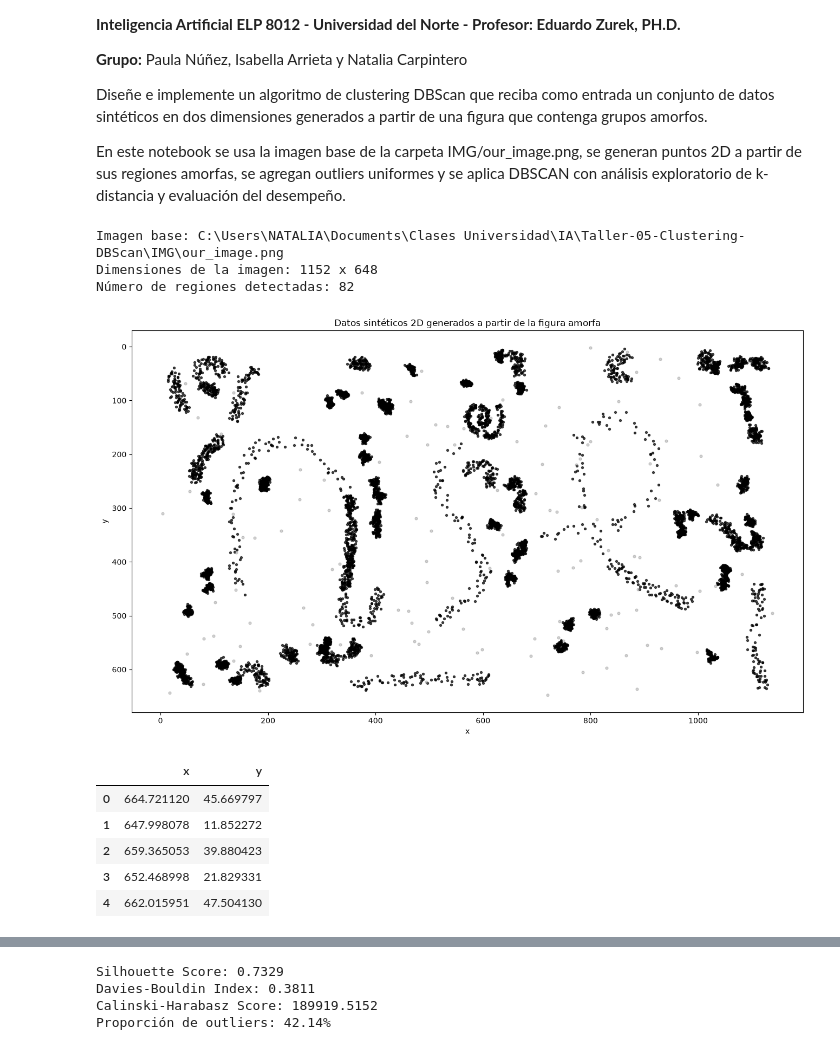
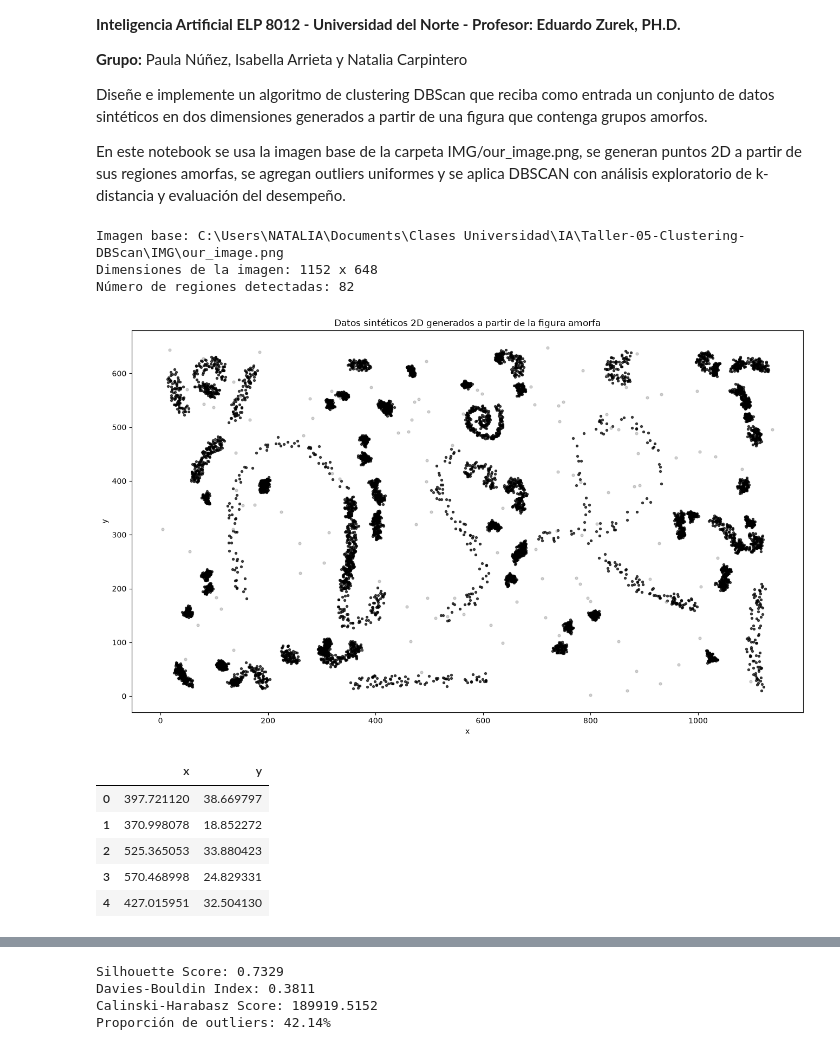
Before and after one commit to Inteligencia-Artificial-202630/Taller5-Clustering-DBScan, a Jupyter notebook: main.ipynb, the cells around one changed output, grey strips where cells are left out. Drawn from its saved outputs; the diff is of its cells as text; code cells hidden in the pictures.

```diff
--- a/main.ipynb
+++ b/main.ipynb
@@ -24,6 +24,7 @@ plt.style.use("default")
 IMG_PATH = Path("IMG/our_image.png")
 print(f"Imagen base: {IMG_PATH.resolve()}")
 img = np.array(Image.open(IMG_PATH).convert("L"))
+img=np.flipud(img)
 print(f"Dimensiones de la imagen: {img.shape[1]} x {img.shape[0]}")
 
 # Convertimos la imagen en una máscara binaria: fondo blanco, grupos negros.
@@ -51,41 +52,41 @@ for region_points in valid_regions:
     cluster_samples.append(sampled + jitter)
 
 # Se agregan outliers uniformes en el espacio 2D.
 width, height = img.shape[1], img.shape[0]
 outliers = rng.uniform([0, 0], [width, height], size=(120, 2))
 
 X = np.vstack(cluster_samples + [outliers])
 true_cluster_ids = []
 for i in range(len(cluster_samples)):
     true_cluster_ids.append(np.full(len(cluster_samples[i]), i))
 true_labels = np.concatenate(true_cluster_ids + [np.full(len(outliers), -1)])
 
 # Visualización de los grupos amorfos generados a partir de la imagen.
 fig, ax = plt.subplots(figsize=(14, 8))
 for pts in cluster_samples:
     ax.scatter(pts[:, 0], pts[:, 1], s=8, alpha=0.7, c="black")
 ax.scatter(outliers[:, 0], outliers[:, 1], s=12, c="gray", alpha=0.35)
 ax.set_title("Datos sintéticos 2D generados a partir de la figura amorfa")
 ax.set_xlabel("x")
 ax.set_ylabel("y")
 ax.set_aspect("equal")
-ax.invert_yaxis()  # Invertimos el eje y para que coincida con la orientación de la imagen.
+#ax.invert_yaxis()  # Invertimos el eje y para que coincida con la orientación de la imagen.
 plt.tight_layout()
 plt.show()
 
 X_df = pd.DataFrame(X, columns=["x", "y"])
 X_df.head()
 # %% [output]
 Imagen base: C:\Users\NATALIA\Documents\Clases Universidad\IA\Taller-05-Clustering-DBScan\IMG\our_image.png
 Dimensiones de la imagen: 1152 x 648
 Número de regiones detectadas: 82
-[figure, old version]
+[figure, new version]
 |  | x | y |
-| 0 | 664.721120 | 45.669797 |
-| 1 | 647.998078 | 11.852272 |
-| 2 | 659.365053 | 39.880423 |
-| 3 | 652.468998 | 21.829331 |
-| 4 | 662.015951 | 47.504130 |
+| 0 | 397.721120 | 38.669797 |
+| 1 | 370.998078 | 18.852272 |
+| 2 | 525.365053 | 33.880423 |
+| 3 | 570.468998 | 24.829331 |
+| 4 | 427.015951 | 32.504130 |
 # %%
 # Análisis exploratorio con gráficos de k-distancia para estimar eps y MinPts.
 
```
Also changed, not shown: parts of 2 cells of this notebook.
